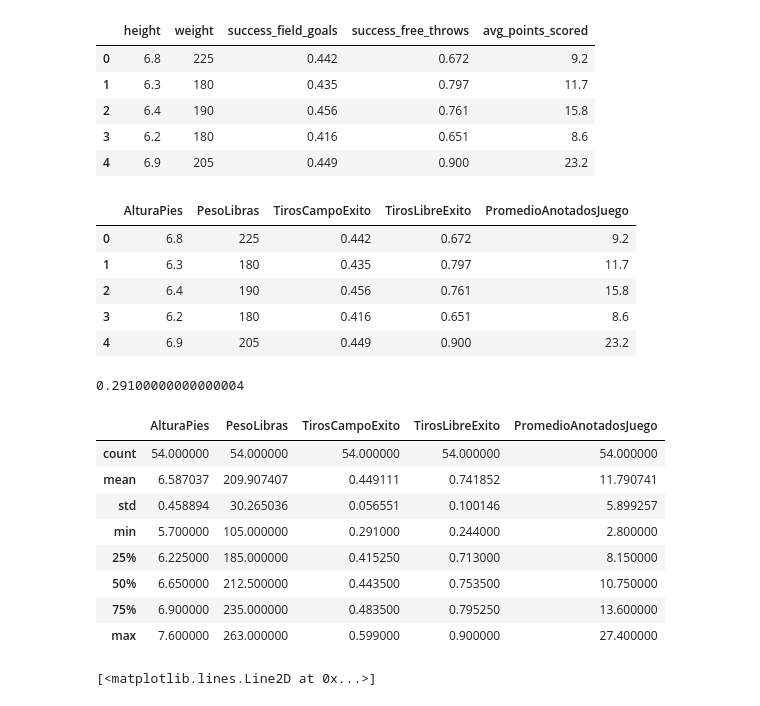
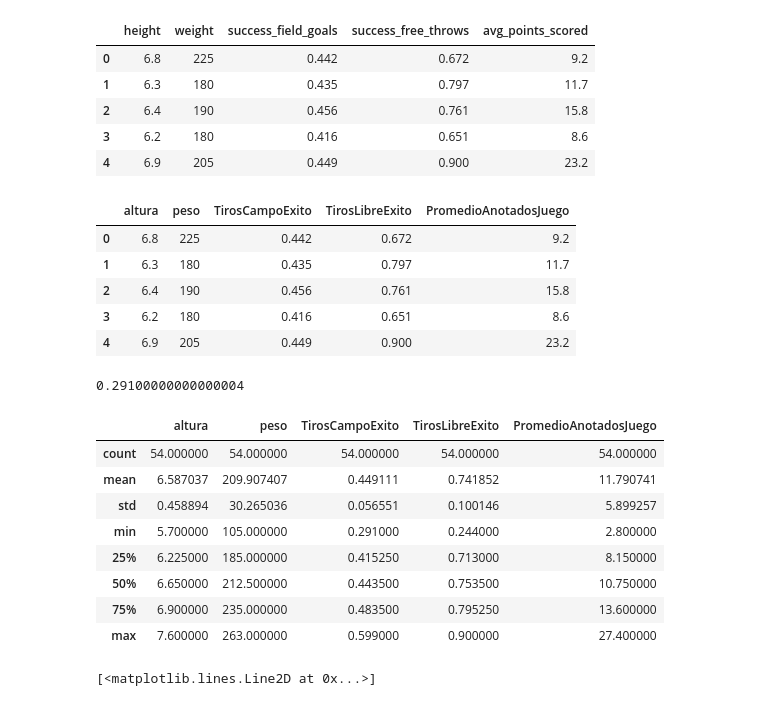
Before and after one commit to okeytic/practica-04, a Jupyter notebook: practica.ipynb, the cells around one changed output. Cells and saved outputs as stored; diff of their text form; code cells hidden in the pictures.

```diff
--- a/practica.ipynb
+++ b/practica.ipynb
@@ -30,10 +30,10 @@ Baske.head(5)
 | 4 | 6.9 | 205 | 0.449 | 0.900 | 23.2 |
 # %%
 # Renombrar las columnas
-Baske = Baske.rename(columns={'height':'AlturaPies','weight':'PesoLibras','success_field_goals':'TirosCampoExito','success_free_throws':'TirosLibreExito','avg_points_scored':'PromedioAnotadosJuego'})
+Baske = Baske.rename(columns={'height':'altura','weight':'peso','success_field_goals':'TirosCampoExito','success_free_throws':'TirosLibreExito','avg_points_scored':'PromedioAnotadosJuego'})
 Baske.head(5)
 # %% [output]
-|  | AlturaPies | PesoLibras | TirosCampoExito | TirosLibreExito | PromedioAnotadosJuego |
+|  | altura | peso | TirosCampoExito | TirosLibreExito | PromedioAnotadosJuego |
 | 0 | 6.8 | 225 | 0.442 | 0.672 | 9.2 |
 | 1 | 6.3 | 180 | 0.435 | 0.797 | 11.7 |
 | 2 | 6.4 | 190 | 0.456 | 0.761 | 15.8 |
@@ -50,7 +50,7 @@ minimo
 # %%
 Baske.describe()
 # %% [output]
-|  | AlturaPies | PesoLibras | TirosCampoExito | TirosLibreExito | PromedioAnotadosJuego |
+|  | altura | peso | TirosCampoExito | TirosLibreExito | PromedioAnotadosJuego |
 | count | 54.000000 | 54.000000 | 54.000000 | 54.000000 | 54.000000 |
 | mean | 6.587037 | 209.907407 | 0.449111 | 0.741852 | 11.790741 |
 | std | 0.458894 | 30.265036 | 0.056551 | 0.100146 | 5.899257 |
```
Also changed, not shown: parts of 2 cells of this notebook.
